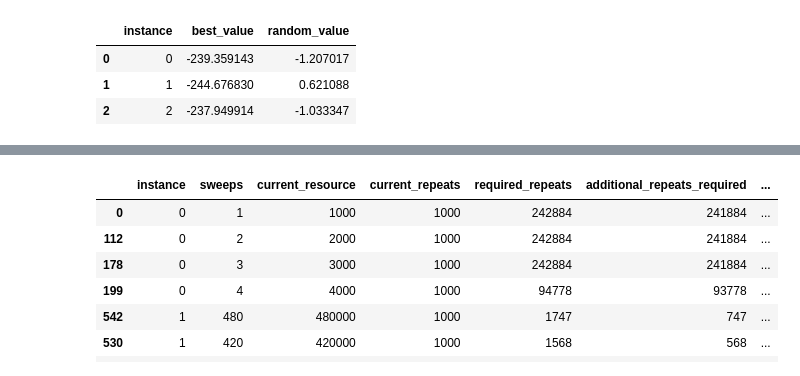
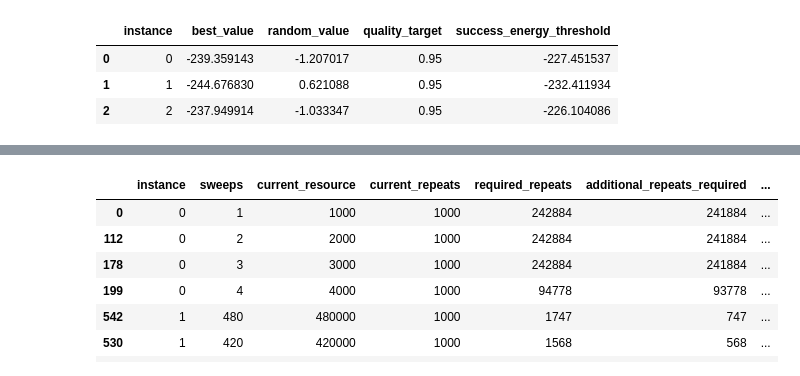
Before and after one commit to usra-riacs/stochastic-benchmark, a Jupyter notebook: examples/Simulated_Annealing/reliability_analysis.ipynb, the cells around one changed output, grey strips where cells are left out. Cells and saved outputs as stored; diff of their text form; code cells hidden in the pictures.

```diff
--- a/examples/Simulated_Annealing/reliability_analysis.ipynb
+++ b/examples/Simulated_Annealing/reliability_analysis.ipynb
@@ -17,6 +32,7 @@ import pandas as pd
 from reliability_analysis import (
     DEFAULT_QUALITY_TARGET,
     attach_quality_thresholds,
+    quality_threshold_from_baseline,
     load_selected_raw_runs,
 )
 
@@ -34,35 +50,44 @@ def random_energy_for_instance(instance_id, *, num_reads=1000, num_variables=100
     h = np.random.rand(num_variables)
     model_random = dimod.BinaryQuadraticModel.from_ising(h, J, offset=0.0)
     samples = dimod.RandomSampler().sample(
         model_random,
         num_reads=num_reads,
         seed=instance_id,
     )
     return float(np.asarray(samples.data_vectors["energy"]).mean())
 
 
 runs = load_selected_raw_runs(example_dir, instance_ids)
 instance_baselines = {}
 for instance_id in instance_ids:
     instance_runs = runs[runs["instance"] == instance_id]
     instance_baselines[instance_id] = {
         "best_value": float(instance_runs["energy"].min()),
         "random_value": random_energy_for_instance(
             instance_id,
             num_reads=num_reads,
             num_variables=num_variables,
         ),
     }
 
 baseline_table = (
     pd.DataFrame.from_dict(instance_baselines, orient="index")
     .rename_axis("instance")
     .reset_index()
 )
+baseline_table["quality_target"] = quality_target
+baseline_table["success_energy_threshold"] = baseline_table.apply(
+    lambda row: quality_threshold_from_baseline(
+        row["best_value"],
+        row["random_value"],
+        quality_target=quality_target,
+    ),
+    axis=1,
+)
 baseline_table
 # %% [output]
-|  | instance | best_value | random_value |
-| 0 | 0 | -239.359143 | -1.207017 |
-| 1 | 1 | -244.676830 | 0.621088 |
-| 2 | 2 | -237.949914 | -1.033347 |
+|  | instance | best_value | random_value | quality_target | success_energy_threshold |
+| 0 | 0 | -239.359143 | -1.207017 | 0.95 | -227.451537 |
+| 1 | 1 | -244.676830 | 0.621088 | 0.95 | -232.411934 |
+| 2 | 2 | -237.949914 | -1.033347 | 0.95 | -226.104086 |
 # %% [markdown]
```
Also changed, not shown: parts of 12 cells of this notebook, 1 other file.
